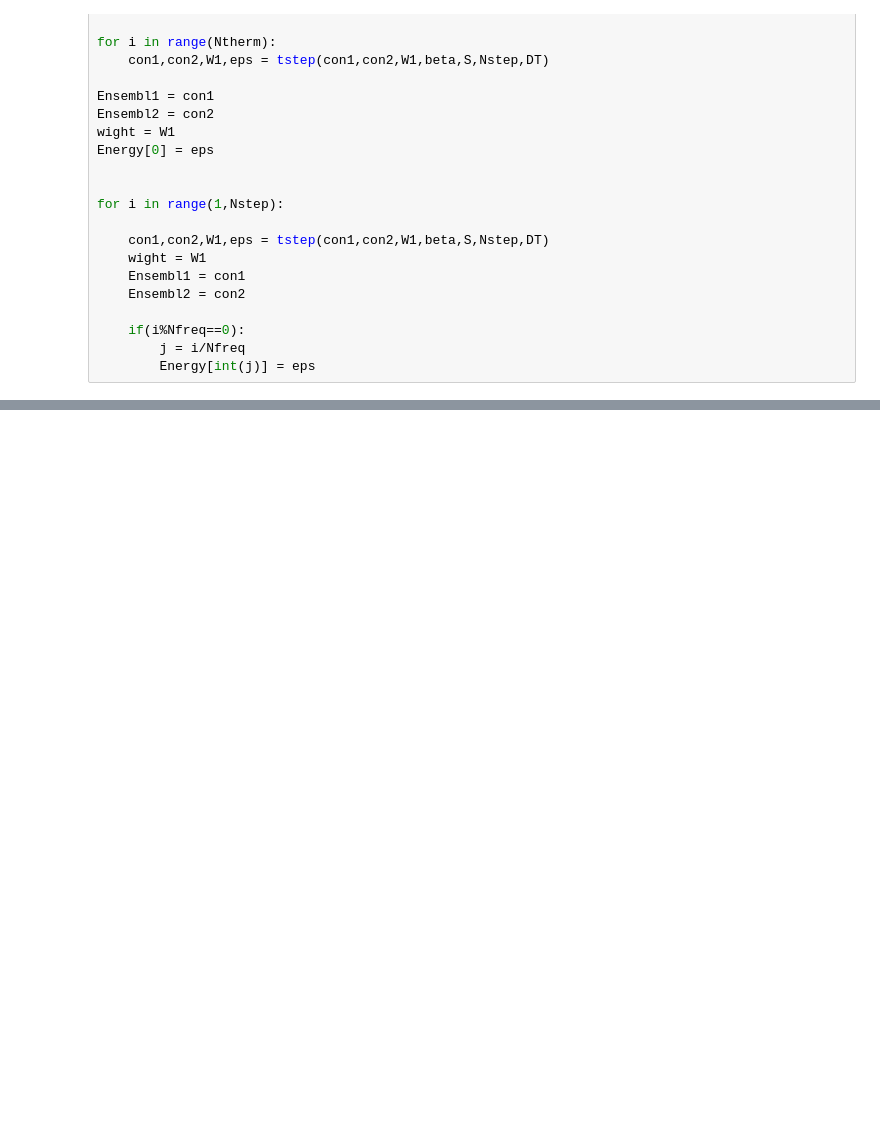
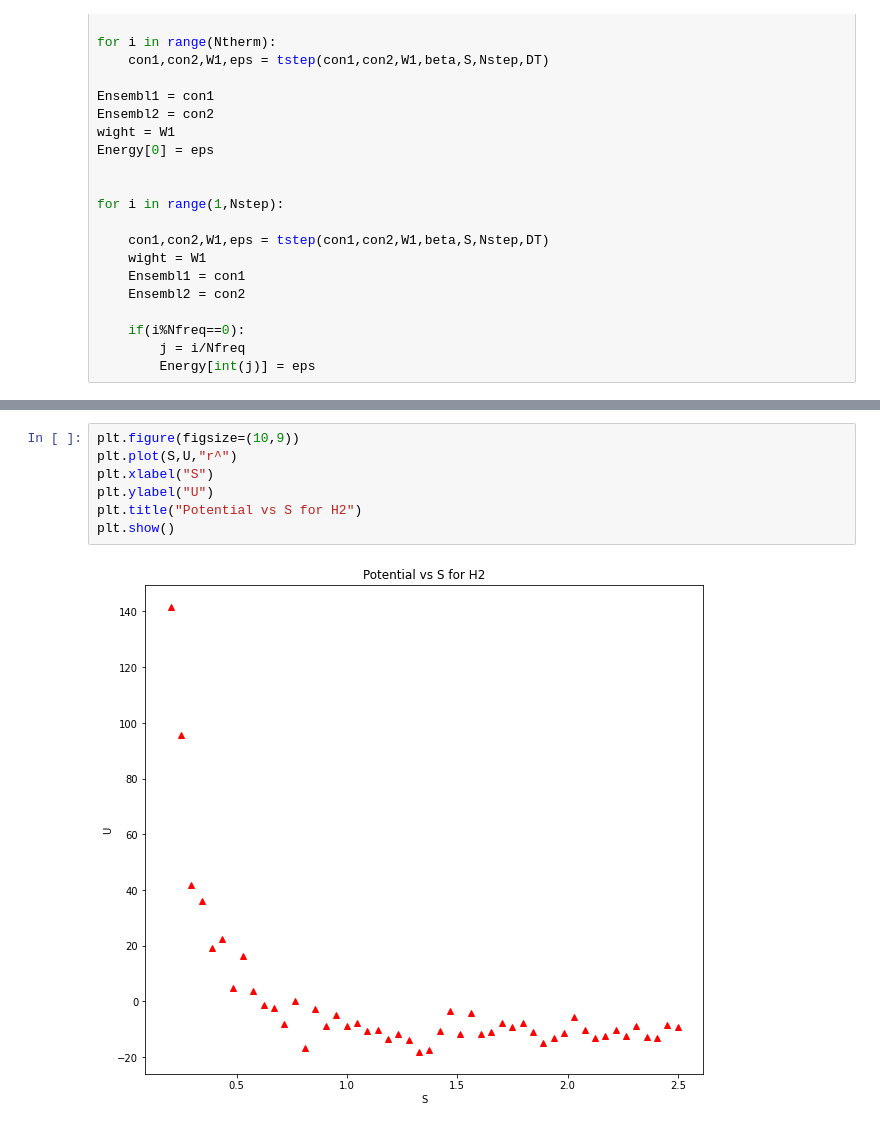
Before and after one commit to pranav-satheesh/Numerical_Methods_Git_Page, a Jupyter notebook: Monte Carlo/H2 Molecule.ipynb, the cells around one changed output, grey strips where cells are left out. Saved outputs shown, nothing was run; the diff lists cells and outputs as text; blank space fills up the shorter version.

```diff
--- a/Monte Carlo/H2 Molecule.ipynb
+++ b/Monte Carlo/H2 Molecule.ipynb
@@ -583,0 +631,9 @@ TypeError: 'list' object is not callable
+# %%
+plt.figure(figsize=(10,9))
+plt.plot(S,U,"r^")
+plt.xlabel("S")
+plt.ylabel("U")
+plt.title("Potential vs S for H2")
+plt.show()
+# %% [output]
+[figure, added]
```
Also changed, not shown: parts of 12 cells of this notebook.
